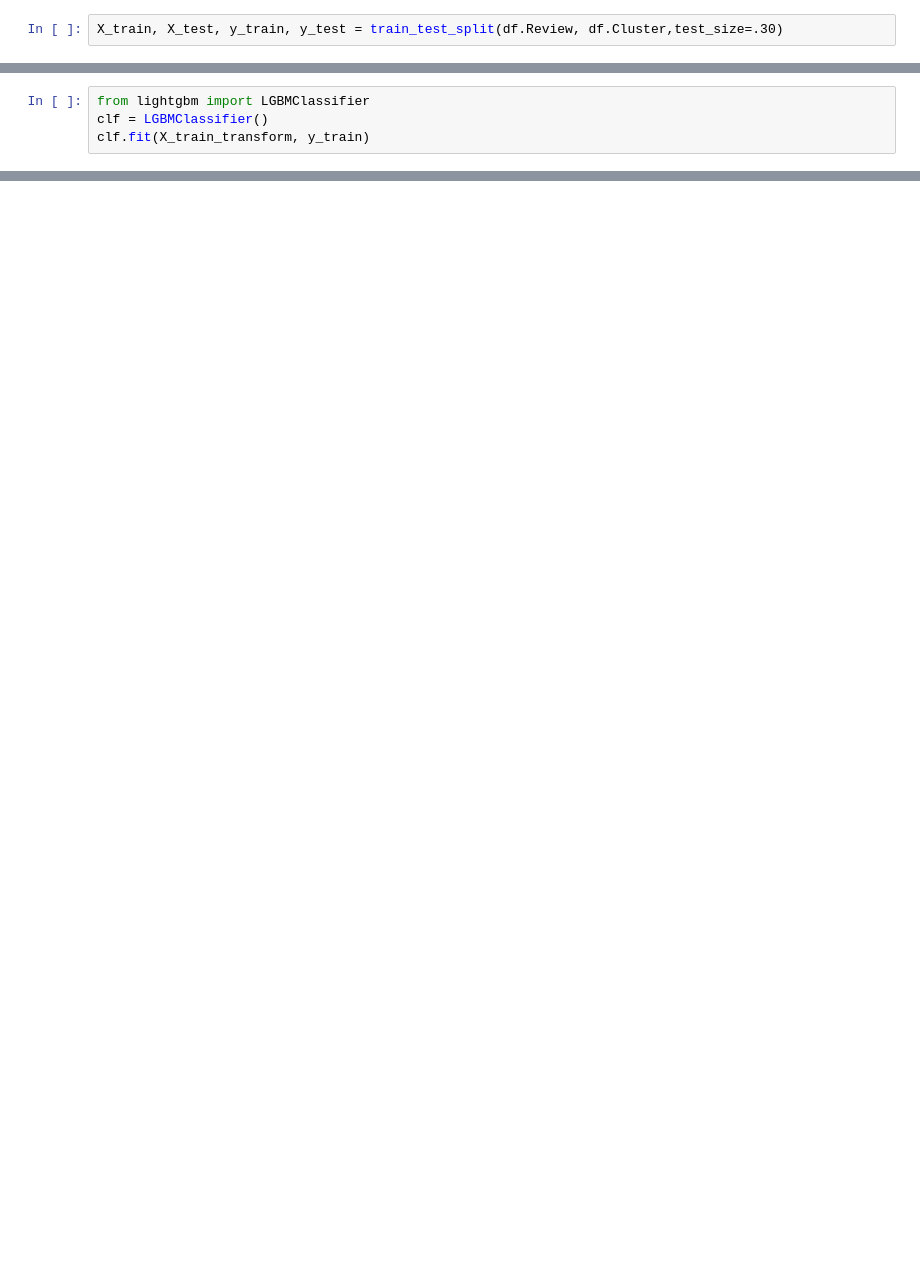
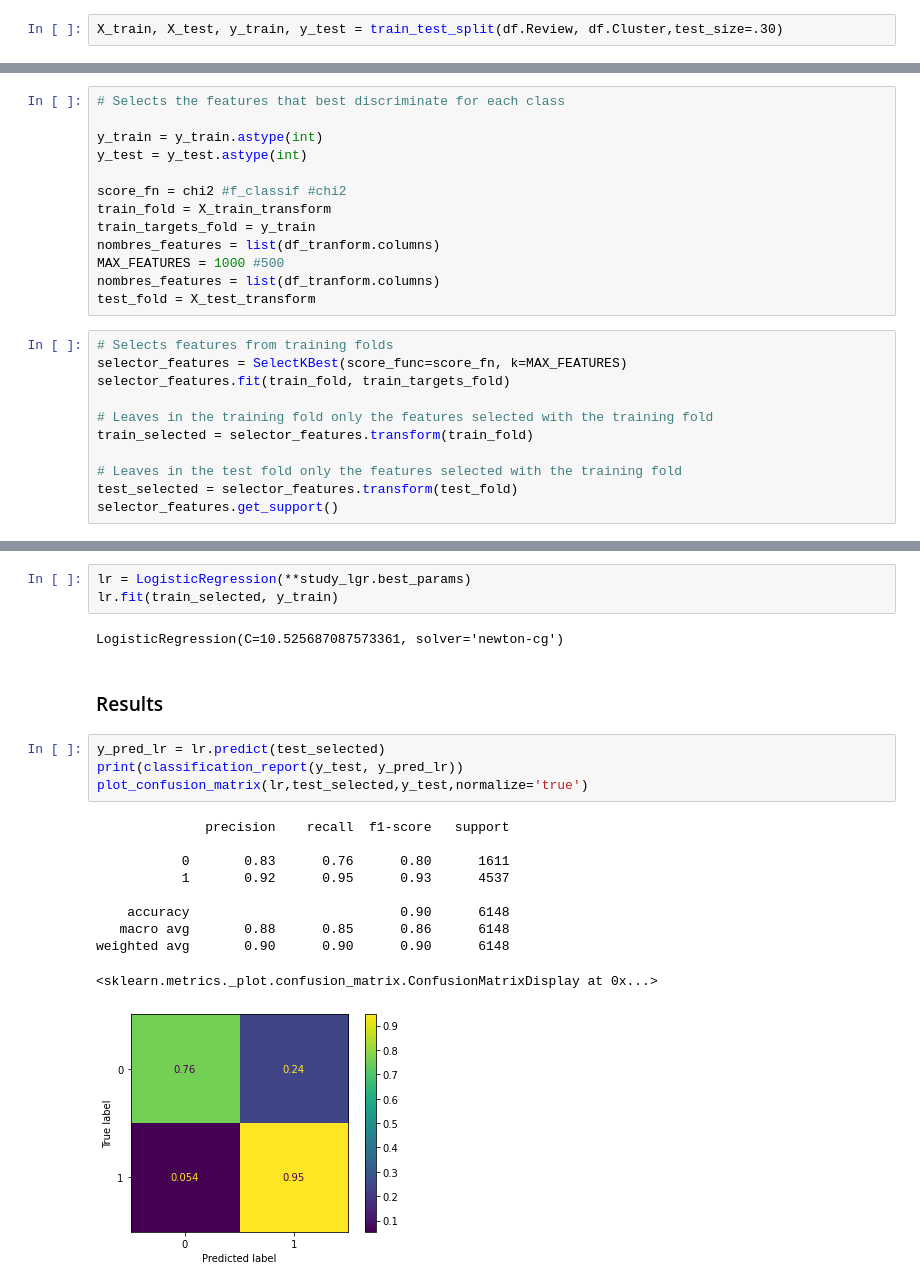
Before and after one commit to john30sg/TripAdvisorTopicModeling, a Jupyter notebook: Clasificacion.ipynb, the cells around one changed output, grey strips where cells are left out. Cells and saved outputs as stored; diff of their text form; blank space fills up the shorter version.

```diff
--- a/Clasificacion.ipynb
+++ b/Clasificacion.ipynb
@@ -423,4 +278,0 @@ Function plot_confusion_matrix is deprecated; Function `plot_confusion_matrix` i
-# %%
-from lightgbm import LGBMClassifier
-clf = LGBMClassifier()
-clf.fit(X_train_transform, y_train)
@@ -455,0 +279,24 @@ Function plot_confusion_matrix is deprecated; Function `plot_confusion_matrix` i
+# %%
+# Selects the features that best discriminate for each class
+
+y_train = y_train.astype(int)
+y_test = y_test.astype(int)
+
+score_fn = chi2 #f_classif #chi2
+train_fold = X_train_transform
+train_targets_fold = y_train
+nombres_features = list(df_tranform.columns)
+MAX_FEATURES = 1000 #500
+nombres_features = list(df_tranform.columns)
+test_fold = X_test_transform
+# %%
+# Selects features from training folds
+selector_features = SelectKBest(score_func=score_fn, k=MAX_FEATURES)
+selector_features.fit(train_fold, train_targets_fold)
+
+# Leaves in the training fold only the features selected with the training fold
+train_selected = selector_features.transform(train_fold)
+
+# Leaves in the test fold only the features selected with the training fold
+test_selected = selector_features.transform(test_fold)
+selector_features.get_support()
@@ -455,0 +366,22 @@ Function plot_confusion_matrix is deprecated; Function `plot_confusion_matrix` i
+# %%
+lr = LogisticRegression(**study_lgr.best_params)
+lr.fit(train_selected, y_train)
+# %% [output]
+LogisticRegression(C=10.525687087573361, solver='newton-cg')
+# %% [markdown]
+### Results
+# %%
+y_pred_lr = lr.predict(test_selected)
+print(classification_report(y_test, y_pred_lr))
+plot_confusion_matrix(lr,test_selected,y_test,normalize='true')
+# %% [output]
+              precision    recall  f1-score   support
+
+           0       0.83      0.76      0.80      1611
+           1       0.92      0.95      0.93      4537
+
+    accuracy                           0.90      6148
+   macro avg       0.88      0.85      0.86      6148
+weighted avg       0.90      0.90      0.90      6148
+<sklearn.metrics._plot.confusion_matrix.ConfusionMatrixDisplay at 0x...>
+[figure, added]
```
Also changed, not shown: parts of 85 cells of this notebook, 2 other files.
